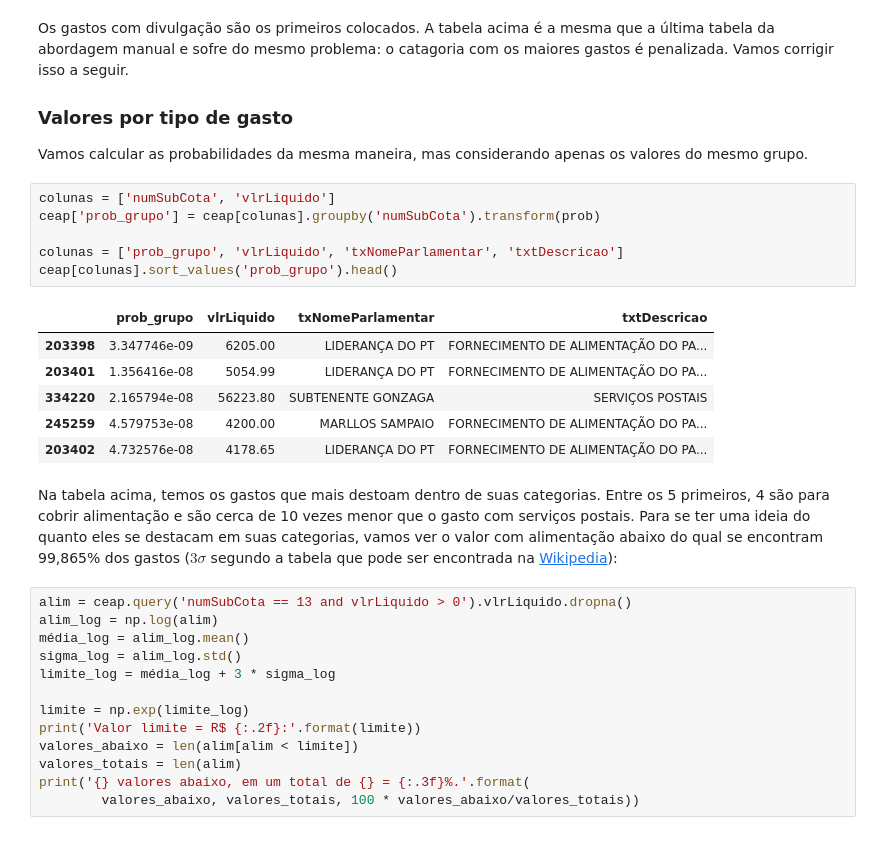
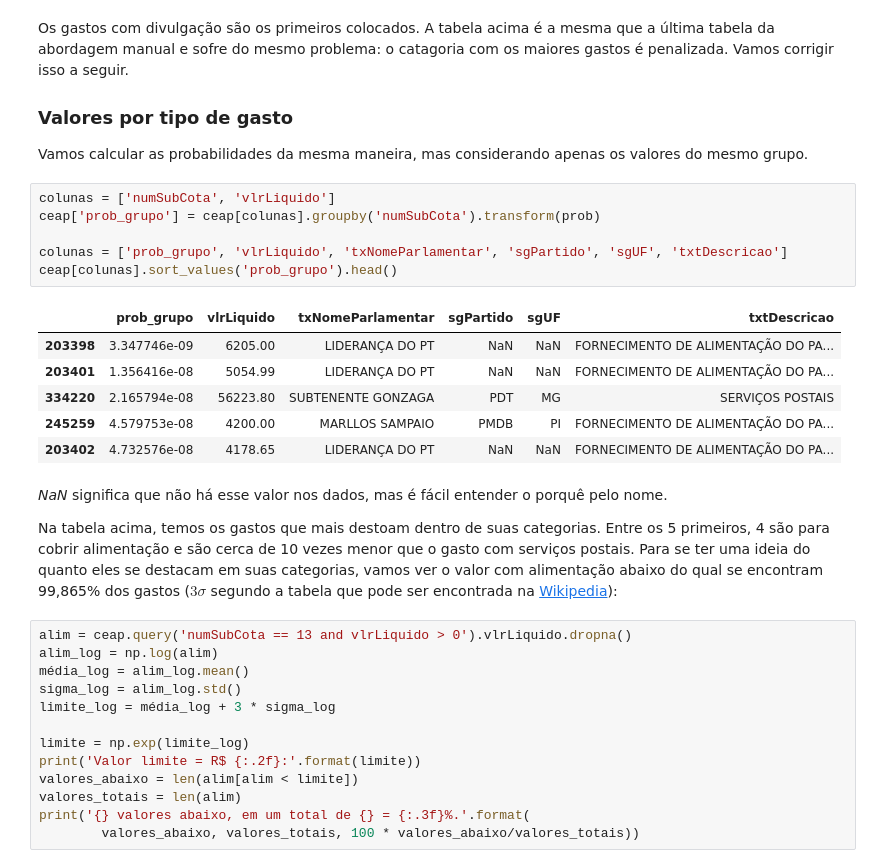
Before and after one commit to cemsbr/dados.gov.br, a Jupyter notebook: Outliers.ipynb, the cells around one changed output. Drawn from its saved outputs; the diff is of its cells as text.

```diff
--- a/Outliers.ipynb
+++ b/Outliers.ipynb
@@ -166,17 +167,19 @@ Vamos calcular as probabilidades da mesma maneira, mas considerando apenas os va
 # %%
 colunas = ['numSubCota', 'vlrLiquido']
 ceap['prob_grupo'] = ceap[colunas].groupby('numSubCota').transform(prob)
 
-colunas = ['prob_grupo', 'vlrLiquido', 'txNomeParlamentar', 'txtDescricao']
+colunas = ['prob_grupo', 'vlrLiquido', 'txNomeParlamentar', 'sgPartido', 'sgUF', 'txtDescricao']
 ceap[colunas].sort_values('prob_grupo').head()
 # %% [output]
-|  | prob_grupo | vlrLiquido | txNomeParlamentar | txtDescricao |
-| 203398 | 3.347746e-09 | 6205.00 | LIDERANÇA DO PT | FORNECIMENTO DE ALIMENTAÇÃO DO PA... |
-| 203401 | 1.356416e-08 | 5054.99 | LIDERANÇA DO PT | FORNECIMENTO DE ALIMENTAÇÃO DO PA... |
-| 334220 | 2.165794e-08 | 56223.80 | SUBTENENTE GONZAGA | SERVIÇOS POSTAIS |
-| 245259 | 4.579753e-08 | 4200.00 | MARLLOS SAMPAIO | FORNECIMENTO DE ALIMENTAÇÃO DO PA... |
-| 203402 | 4.732576e-08 | 4178.65 | LIDERANÇA DO PT | FORNECIMENTO DE ALIMENTAÇÃO DO PA... |
+|  | prob_grupo | vlrLiquido | txNomeParlamentar | sgPartido | sgUF | txtDescricao |
+| 203398 | 3.347746e-09 | 6205.00 | LIDERANÇA DO PT | NaN | NaN | FORNECIMENTO DE ALIMENTAÇÃO DO PA... |
+| 203401 | 1.356416e-08 | 5054.99 | LIDERANÇA DO PT | NaN | NaN | FORNECIMENTO DE ALIMENTAÇÃO DO PA... |
+| 334220 | 2.165794e-08 | 56223.80 | SUBTENENTE GONZAGA | PDT | MG | SERVIÇOS POSTAIS |
+| 245259 | 4.579753e-08 | 4200.00 | MARLLOS SAMPAIO | PMDB | PI | FORNECIMENTO DE ALIMENTAÇÃO DO PA... |
+| 203402 | 4.732576e-08 | 4178.65 | LIDERANÇA DO PT | NaN | NaN | FORNECIMENTO DE ALIMENTAÇÃO DO PA... |
 # %% [markdown]
+*NaN* significa que não há esse valor nos dados, mas é fácil entender o porquê pelo nome.
+
 Na tabela acima, temos os gastos que mais destoam dentro de suas categorias. Entre os 5 primeiros, 4 são para cobrir alimentação e são cerca de 10 vezes menor que o gasto com serviços postais. Para se ter uma ideia do quanto eles se destacam em suas categorias, vamos ver o valor com alimentação abaixo do qual se encontram 99,865% dos gastos ($3 \sigma$ segundo a tabela que pode ser encontrada na [Wikipedia](https://en.wikipedia.org/wiki/Standard_normal_table)):
 # %%
 alim = ceap.query('numSubCota == 13 and vlrLiquido > 0').vlrLiquido.dropna()
```
Also changed, not shown: parts of 7 cells of this notebook.
